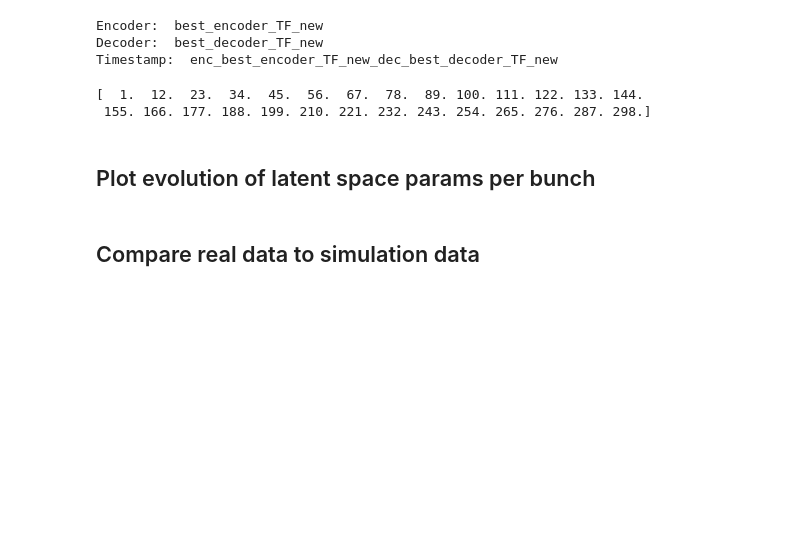
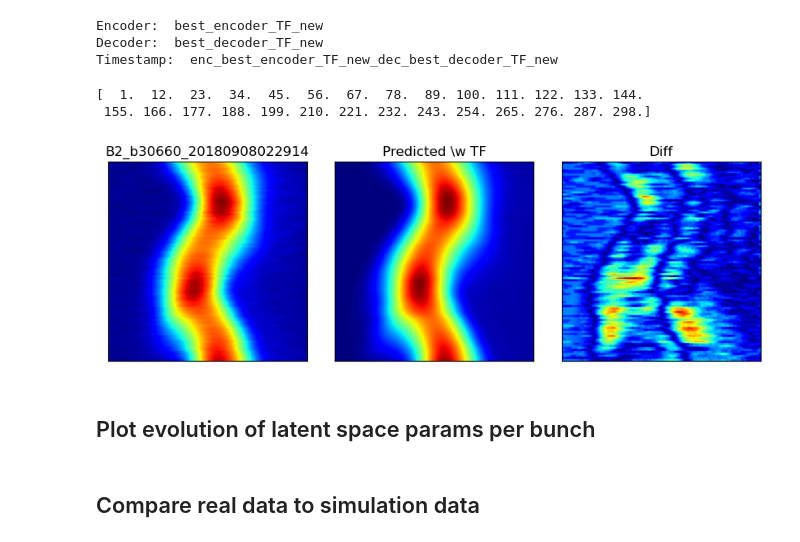
Before and after one commit to kiliakis/tomography_ML, a Jupyter notebook: evaluate_real_data.ipynb, the cells around one changed output. Cells and saved outputs as stored; diff of their text form; code cells hidden in the pictures; blank space fills up the shorter version.

```diff
--- a/evaluate_real_data.ipynb
+++ b/evaluate_real_data.ipynb
@@ -345,7 +351,7 @@ for norm_turn in norm_turns[:]:
         figname = out_dir+ f'/{wf_id[i]}/time_profile_{unnorm_turn:03d}.png'
         assess_model_real_data_no_table(wf_test[i], wf_id[i], bunch_profiles[i],
                         latent_pred[i], ps_pred[i],
-                        unnorm_turn, figname, savefig=True)
+                        unnorm_turn, figname, savefig=False)
 
         # figname = out_dir+ f'/{wf_id[i]}/latents_time_projection_{unnorm_turn:03d}.png'
         # assess_model_real_data(wf_test[i], wf_id[i], bunch_profiles[i],
@@ -354,3 +427,27 @@ for norm_turn in norm_turns[:]:
+# %%
+
+# normalize the turns
+# select a number of turns (31)
+selected_turns = np.linspace(1, 100, num=100, endpoint=True, dtype=np.float32)
+# print(selected_turns)
+norm_turns = minmax_normalize_param(selected_turns, np.min(selected_turns),
+                                    np.max(selected_turns),
+                                    target_range=(0, 1))
+
+# Plot the predicted WF (extracted from the PS) next to the original WF
+out_dir = 'plots/real_data_correct_TF/predicted_WFs/'
+for i in np.arange(len(wf_test)):
+    # Duplicate the wf_test multiple times
+    input_wf = np.tile(wf_test[i], (len(norm_turns), 1, 1, 1))
+    latent_pred, ps_pred = encDec.predictPS(input_wf, norm_turns)
+
+    os.makedirs(out_dir + f'/{wf_id[i]}', exist_ok=True)
+    figname = os.path.join(out_dir, f'{wf_id[i]}.png')
+    reconstruct_wf(wf_test[i], wf_id[i], bunch_profiles[i],
+                   ps_pred, selected_turns, figname, savefig=False)
+    break
+# %% [output]
+[figure, added]
 # %% [markdown]
 ## Plot evolution of latent space params per bunch
 # %%
```
Also changed, not shown: parts of 4 cells of this notebook, 9 other files.
